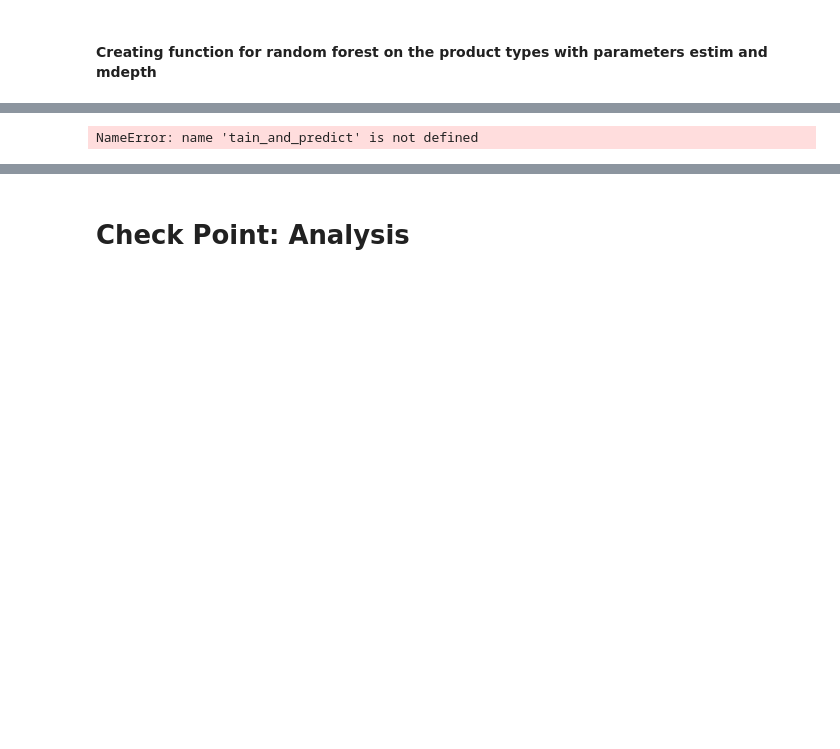
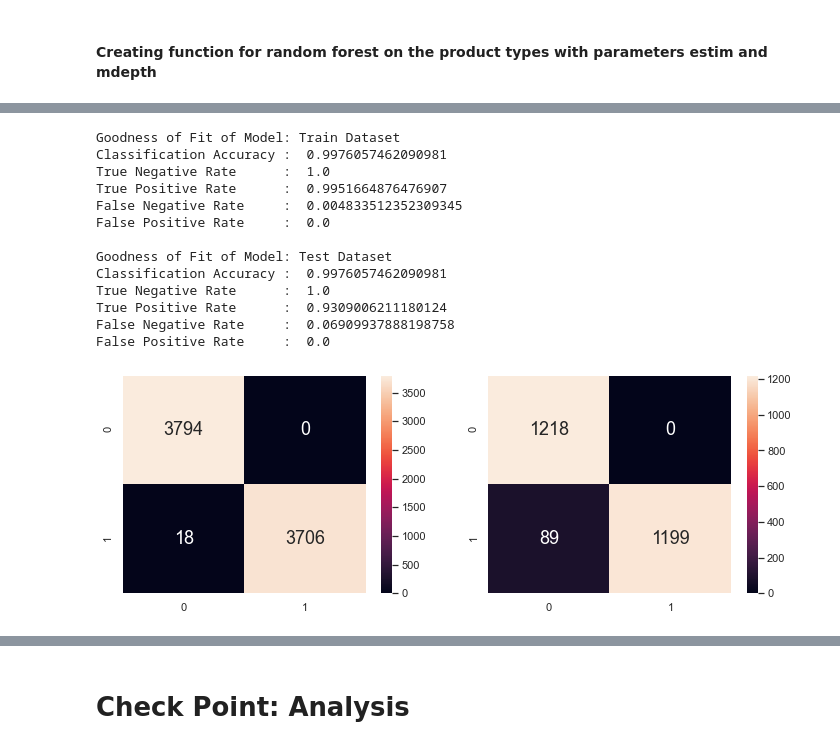
Before and after one commit to S-Samiksha/DSAI-Project, a Jupyter notebook: Part 8_Random Forest after GVsearch.ipynb, the cells around one changed output, grey strips where cells are left out. Cells and saved outputs as stored; diff of their text form; code cells hidden in the pictures; blank space fills up the shorter version.

```diff
--- a/Part 8_Random Forest after GVsearch.ipynb
+++ b/Part 8_Random Forest after GVsearch.ipynb
@@ -295,6 +295,19 @@ False Positive Rate     :  0.007733491969066032
 # %%
-tain_and_predict(housewareProd, 13, 600)
+train_and_predict(housewareProd, 13, 600)
 # %% [output]
-NameError: name 'tain_and_predict' is not defined
+Goodness of Fit of Model: Train Dataset
+Classification Accuracy :  0.9976057462090981
+True Negative Rate      :  1.0
+True Positive Rate      :  0.9951664876476907
+False Negative Rate     :  0.004833512352309345
+False Positive Rate     :  0.0
+
+Goodness of Fit of Model: Test Dataset
+Classification Accuracy :  0.9976057462090981
+True Negative Rate      :  1.0
+True Positive Rate      :  0.9309006211180124
+False Negative Rate     :  0.06909937888198758
+False Positive Rate     :  0.0
+[figure, added]
 # %%
 train_and_predict(healthProd, 13, 800)
```
Also changed, not shown: parts of 11 cells of this notebook.
